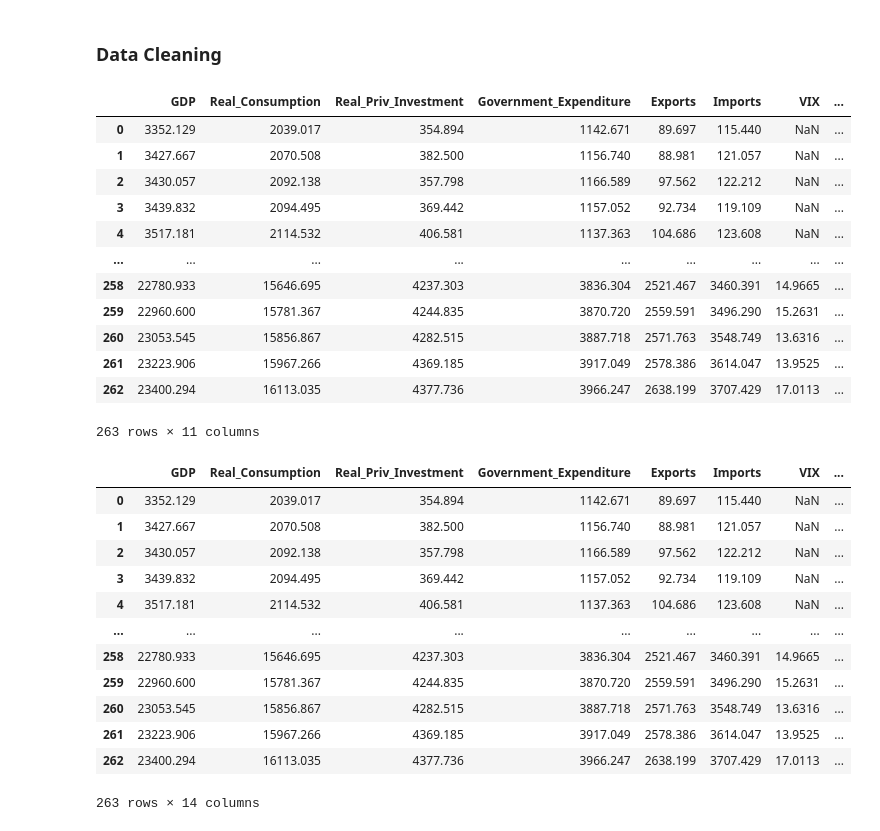
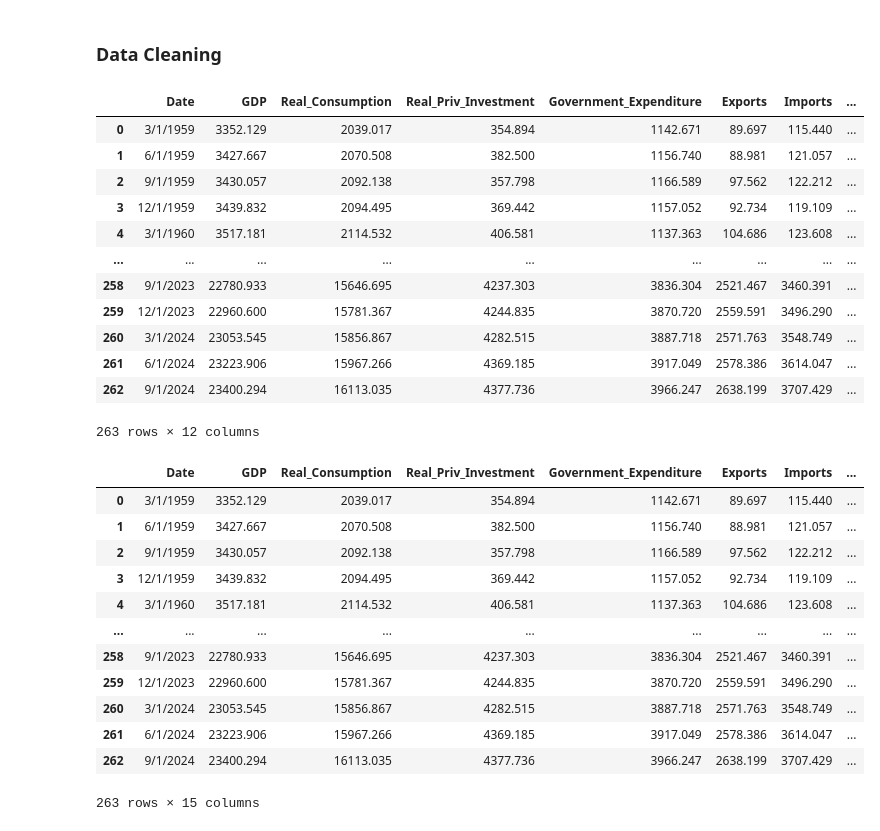
Before and after one commit to loowenwen/databusters, a Jupyter notebook: NUS_DSESC_DATABUSTERS_11.ipynb, the cells around one changed output. Cells and saved outputs as stored; diff of their text form; code cells hidden in the pictures.

Commit message:
add the date column

```diff
--- a/NUS_DSESC_DATABUSTERS_11.ipynb
+++ b/NUS_DSESC_DATABUSTERS_11.ipynb
@@ -13,51 +13,52 @@ import pandas as pd
 
 # make monthly data dataframe
 quarterly = pd.read_csv("Quarterly Data.csv")
+
+# remove first two rows
 quarterly = quarterly.drop([0, 1]).reset_index(drop=True)
-quarterly
 
 # list of columns that are of interest
 columns_to_keep = [
-    'GDPC1', 'PCECC96', 'GPDIC1', 'GCEC1', 'EXPGSC1', 'IMPGSC1',
+    "sasdate", 'GDPC1', 'PCECC96', 'GPDIC1', 'GCEC1', 'EXPGSC1', 'IMPGSC1',
     'VIXCLSx', 'S&P 500', 'UMCSENTx', 'CPIAUCSL', 'FEDFUNDS'
 ]
 
 # create a copy of the subset
 quarterly_cleaned = quarterly[columns_to_keep].copy()
-quarterly_cleaned
 
 # dictionary mapping old column names to new column names
 new_column_names = {
+    'sasdate' : 'Date',
     'GDPC1': 'GDP',
     'PCECC96': 'Real_Consumption',
     'GPDIC1': 'Real_Priv_Investment',
     'GCEC1': 'Government_Expenditure',
     'EXPGSC1': 'Exports',
     'IMPGSC1': 'Imports',
     'VIXCLSx': 'VIX',
     'S&P 500': 'S&P500',
     'UMCSENTx': 'UMC_Sentiment',
     'CPIAUCSL': 'CPI',
     'FEDFUNDS': 'Fed_Funds_Rate'
 }
 
 # rename the columns
 quarterly_cleaned.rename(columns=new_column_names, inplace=True)
 quarterly_cleaned
 # %% [output]
-|  | GDP | Real_Consumption | Real_Priv_Investment | Government_Expenditure | Exports | Imports | VIX | ... |
-| 0 | 3352.129 | 2039.017 | 354.894 | 1142.671 | 89.697 | 115.440 | NaN | ... |
-| 1 | 3427.667 | 2070.508 | 382.500 | 1156.740 | 88.981 | 121.057 | NaN | ... |
-| 2 | 3430.057 | 2092.138 | 357.798 | 1166.589 | 97.562 | 122.212 | NaN | ... |
-| 3 | 3439.832 | 2094.495 | 369.442 | 1157.052 | 92.734 | 119.109 | NaN | ... |
-| 4 | 3517.181 | 2114.532 | 406.581 | 1137.363 | 104.686 | 123.608 | NaN | ... |
+|  | Date | GDP | Real_Consumption | Real_Priv_Investment | Government_Expenditure | Exports | Imports | ... |
+| 0 | 3/1/1959 | 3352.129 | 2039.017 | 354.894 | 1142.671 | 89.697 | 115.440 | ... |
+| 1 | 6/1/1959 | 3427.667 | 2070.508 | 382.500 | 1156.740 | 88.981 | 121.057 | ... |
+| 2 | 9/1/1959 | 3430.057 | 2092.138 | 357.798 | 1166.589 | 97.562 | 122.212 | ... |
+| 3 | 12/1/1959 | 3439.832 | 2094.495 | 369.442 | 1157.052 | 92.734 | 119.109 | ... |
+| 4 | 3/1/1960 | 3517.181 | 2114.532 | 406.581 | 1137.363 | 104.686 | 123.608 | ... |
 | ... | ... | ... | ... | ... | ... | ... | ... | ... |
-| 258 | 22780.933 | 15646.695 | 4237.303 | 3836.304 | 2521.467 | 3460.391 | 14.9665 | ... |
-| 259 | 22960.600 | 15781.367 | 4244.835 | 3870.720 | 2559.591 | 3496.290 | 15.2631 | ... |
-| 260 | 23053.545 | 15856.867 | 4282.515 | 3887.718 | 2571.763 | 3548.749 | 13.6316 | ... |
-| 261 | 23223.906 | 15967.266 | 4369.185 | 3917.049 | 2578.386 | 3614.047 | 13.9525 | ... |
-| 262 | 23400.294 | 16113.035 | 4377.736 | 3966.247 | 2638.199 | 3707.429 | 17.0113 | ... |
+| 258 | 9/1/2023 | 22780.933 | 15646.695 | 4237.303 | 3836.304 | 2521.467 | 3460.391 | ... |
+| 259 | 12/1/2023 | 22960.600 | 15781.367 | 4244.835 | 3870.720 | 2559.591 | 3496.290 | ... |
+| 260 | 3/1/2024 | 23053.545 | 15856.867 | 4282.515 | 3887.718 | 2571.763 | 3548.749 | ... |
+| 261 | 6/1/2024 | 23223.906 | 15967.266 | 4369.185 | 3917.049 | 2578.386 | 3614.047 | ... |
+| 262 | 9/1/2024 | 23400.294 | 16113.035 | 4377.736 | 3966.247 | 2638.199 | 3707.429 | ... |
-263 rows × 11 columns
+263 rows × 12 columns
 # %%
 # calculate real interest rate using the fisher equation
 
@@ -74,19 +75,19 @@ quarterly_cleaned['Real_Interest_Rate'] = (1 + quarterly_cleaned['Nominal_Rate']
 quarterly_cleaned['Real_Interest_Rate'] *= 100
 quarterly_cleaned
 # %% [output]
-|  | GDP | Real_Consumption | Real_Priv_Investment | Government_Expenditure | Exports | Imports | VIX | ... |
-| 0 | 3352.129 | 2039.017 | 354.894 | 1142.671 | 89.697 | 115.440 | NaN | ... |
-| 1 | 3427.667 | 2070.508 | 382.500 | 1156.740 | 88.981 | 121.057 | NaN | ... |
-| 2 | 3430.057 | 2092.138 | 357.798 | 1166.589 | 97.562 | 122.212 | NaN | ... |
-| 3 | 3439.832 | 2094.495 | 369.442 | 1157.052 | 92.734 | 119.109 | NaN | ... |
-| 4 | 3517.181 | 2114.532 | 406.581 | 1137.363 | 104.686 | 123.608 | NaN | ... |
+|  | Date | GDP | Real_Consumption | Real_Priv_Investment | Government_Expenditure | Exports | Imports | ... |
+| 0 | 3/1/1959 | 3352.129 | 2039.017 | 354.894 | 1142.671 | 89.697 | 115.440 | ... |
+| 1 | 6/1/1959 | 3427.667 | 2070.508 | 382.500 | 1156.740 | 88.981 | 121.057 | ... |
+| 2 | 9/1/1959 | 3430.057 | 2092.138 | 357.798 | 1166.589 | 97.562 | 122.212 | ... |
+| 3 | 12/1/1959 | 3439.832 | 2094.495 | 369.442 | 1157.052 | 92.734 | 119.109 | ... |
+| 4 | 3/1/1960 | 3517.181 | 2114.532 | 406.581 | 1137.363 | 104.686 | 123.608 | ... |
 | ... | ... | ... | ... | ... | ... | ... | ... | ... |
-| 258 | 22780.933 | 15646.695 | 4237.303 | 3836.304 | 2521.467 | 3460.391 | 14.9665 | ... |
-| 259 | 22960.600 | 15781.367 | 4244.835 | 3870.720 | 2559.591 | 3496.290 | 15.2631 | ... |
-| 260 | 23053.545 | 15856.867 | 4282.515 | 3887.718 | 2571.763 | 3548.749 | 13.6316 | ... |
-| 261 | 23223.906 | 15967.266 | 4369.185 | 3917.049 | 2578.386 | 3614.047 | 13.9525 | ... |
-| 262 | 23400.294 | 16113.035 | 4377.736 | 3966.247 | 2638.199 | 3707.429 | 17.0113 | ... |
+| 258 | 9/1/2023 | 22780.933 | 15646.695 | 4237.303 | 3836.304 | 2521.467 | 3460.391 | ... |
+| 259 | 12/1/2023 | 22960.600 | 15781.367 | 4244.835 | 3870.720 | 2559.591 | 3496.290 | ... |
+| 260 | 3/1/2024 | 23053.545 | 15856.867 | 4282.515 | 3887.718 | 2571.763 | 3548.749 | ... |
+| 261 | 6/1/2024 | 23223.906 | 15967.266 | 4369.185 | 3917.049 | 2578.386 | 3614.047 | ... |
+| 262 | 9/1/2024 | 23400.294 | 16113.035 | 4377.736 | 3966.247 | 2638.199 | 3707.429 | ... |
-263 rows × 14 columns
+263 rows × 15 columns
 # %%
 # create a copy of the subset
 columns_to_keep = [
```
Also changed, not shown: parts of 1 cell of this notebook, 1 other file.
